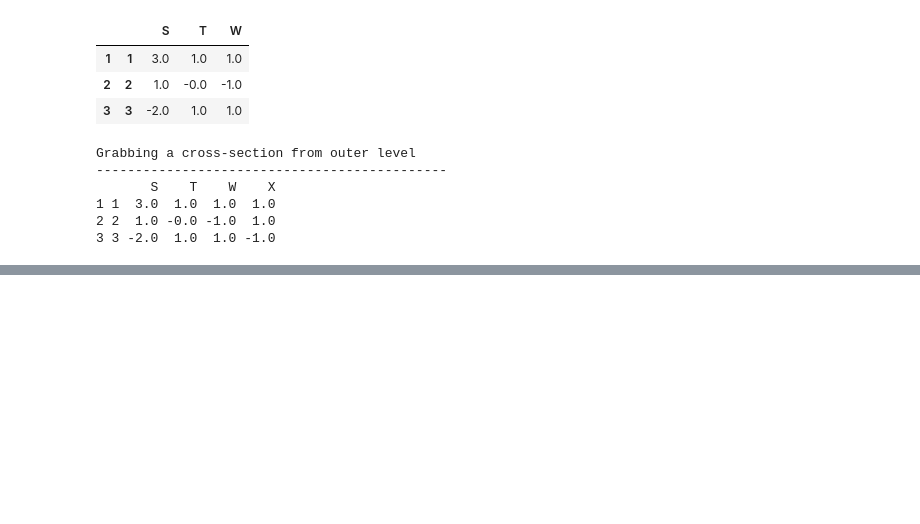
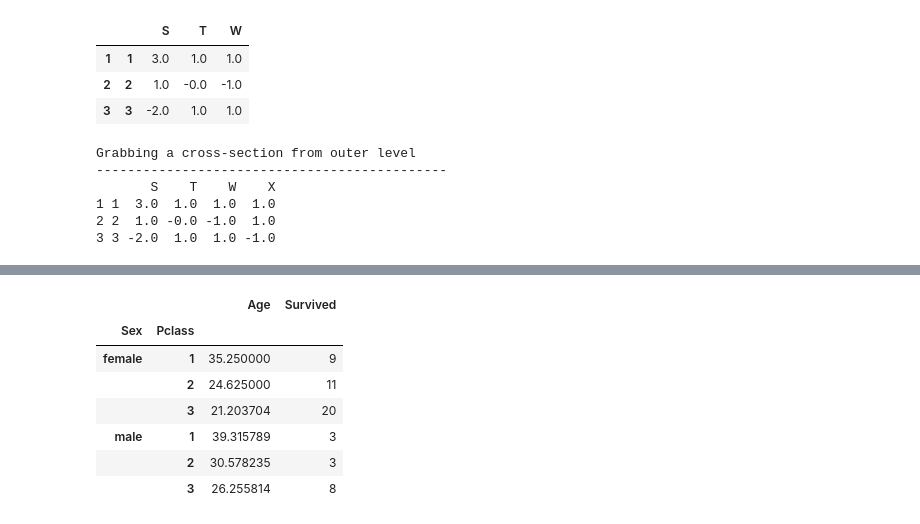
Before and after one commit to thangarajdeivasikamani/iNeuron_ML, a Jupyter notebook: Week5/Pandas data manipulation .ipynb, the cells around one changed output, grey strips where cells are left out. Saved outputs shown, nothing was run; the diff lists cells and outputs as text; code cells hidden in the pictures; blank space fills up the shorter version.

```diff
--- a/Week5/Pandas data manipulation .ipynb
+++ b/Week5/Pandas data manipulation .ipynb
@@ -1508,0 +1579,14 @@ Grabbing a cross-section from outer level
+# %%
+#Different aggregation function for different features
+#different aggregate functions
+table = pd.pivot_table(df,index=['Sex','Pclass'],aggfunc={'Age':np.mean,'Survived':np.sum})
+table
+# %% [output]
+|  |  | Age | Survived |
+| Sex | Pclass |  |  |
+| female | 1 | 35.250000 | 9 |
+|  | 2 | 24.625000 | 11 |
+|  | 3 | 21.203704 | 20 |
+| male | 1 | 39.315789 | 3 |
+|  | 2 | 30.578235 | 3 |
+|  | 3 | 26.255814 | 8 |
```
Also changed, not shown: parts of 20 cells of this notebook, 4 other files.
